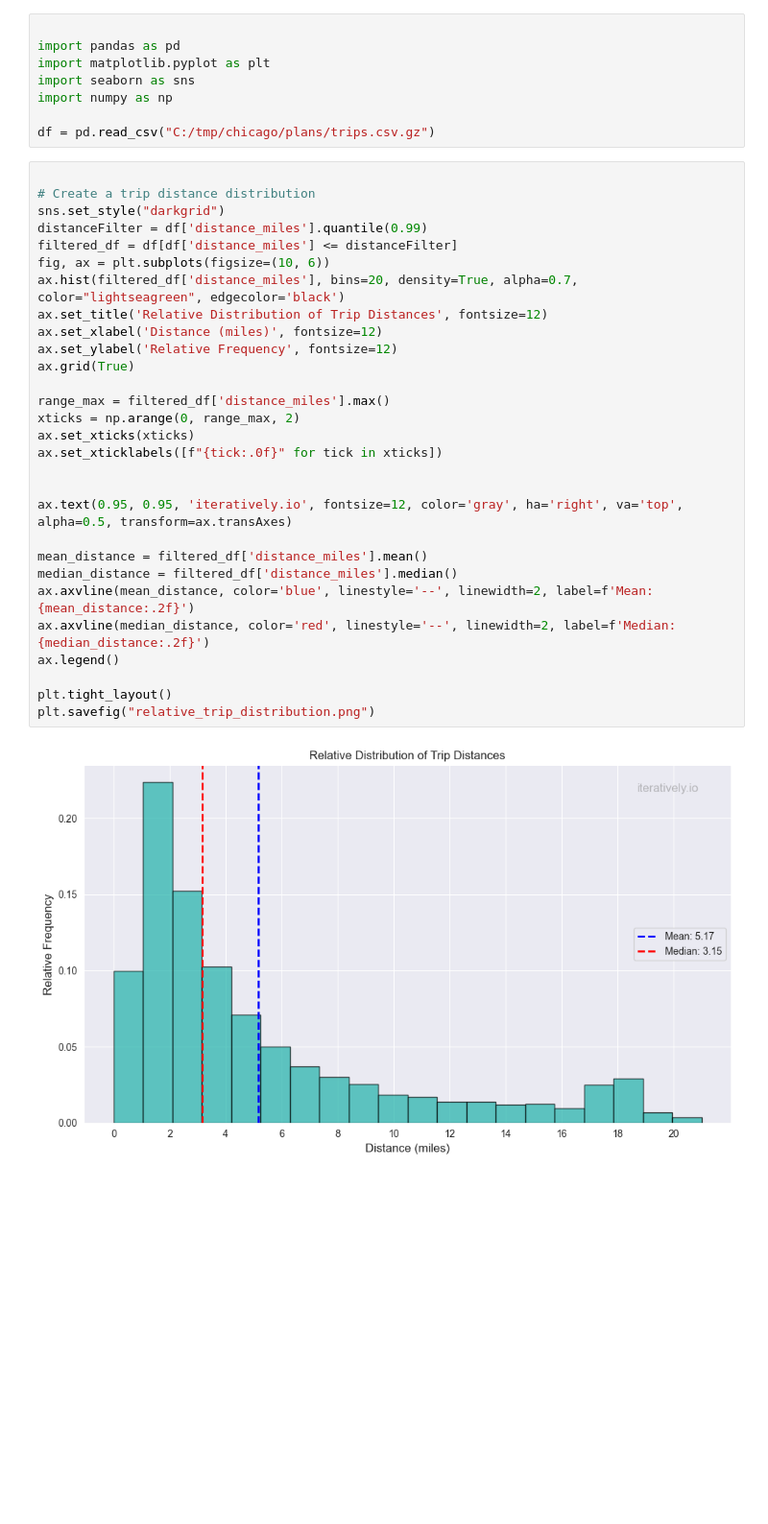
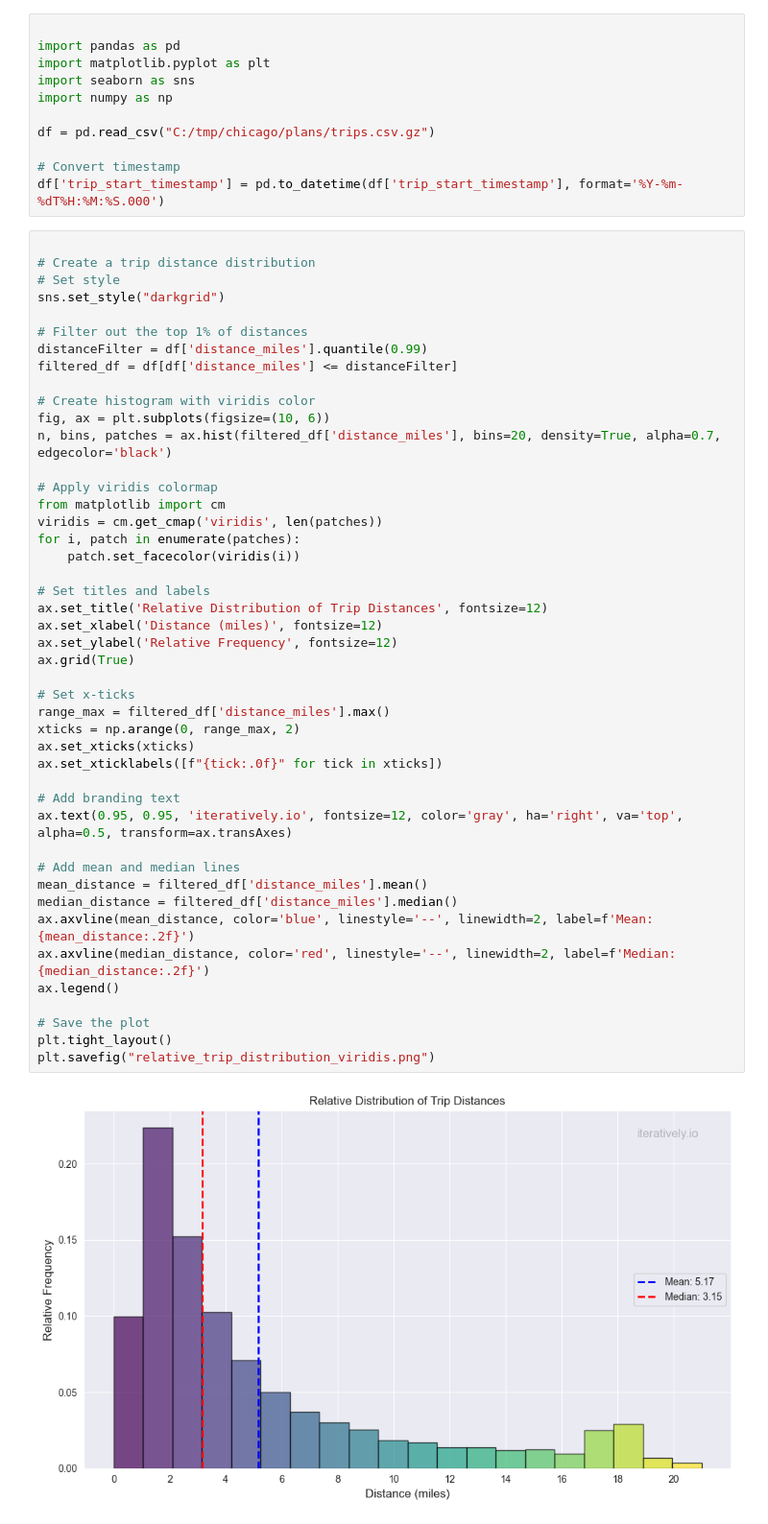
Before and after one commit to steffenaxer/iteratively-code-examples, a Jupyter notebook: src/main/python/notebooks/trips_analysis.ipynb, the cells around one changed output. Shown at 96% size. Saved outputs shown, nothing was run; the diff lists cells and outputs as text; blank space fills up the shorter version.

```diff
--- a/src/main/python/notebooks/trips_analysis.ipynb
+++ b/src/main/python/notebooks/trips_analysis.ipynb
@@ -6,34 +6,53 @@ import seaborn as sns
 import numpy as np
 
 df = pd.read_csv("C:/tmp/chicago/plans/trips.csv.gz")
+
+# Convert timestamp
+df['trip_start_timestamp'] = pd.to_datetime(df['trip_start_timestamp'], format='%Y-%m-%dT%H:%M:%S.000')
 # %%
 
 # Create a trip distance distribution
+# Set style
 sns.set_style("darkgrid")
+
+# Filter out the top 1% of distances
 distanceFilter = df['distance_miles'].quantile(0.99)
 filtered_df = df[df['distance_miles'] <= distanceFilter]
+
+# Create histogram with viridis color
 fig, ax = plt.subplots(figsize=(10, 6))
-ax.hist(filtered_df['distance_miles'], bins=20, density=True, alpha=0.7, color="lightseagreen", edgecolor='black')
+n, bins, patches = ax.hist(filtered_df['distance_miles'], bins=20, density=True, alpha=0.7, edgecolor='black')
+
+# Apply viridis colormap
+from matplotlib import cm
+viridis = cm.get_cmap('viridis', len(patches))
+for i, patch in enumerate(patches):
+    patch.set_facecolor(viridis(i))
+
+# Set titles and labels
 ax.set_title('Relative Distribution of Trip Distances', fontsize=12)
 ax.set_xlabel('Distance (miles)', fontsize=12)
 ax.set_ylabel('Relative Frequency', fontsize=12)
 ax.grid(True)
 
+# Set x-ticks
 range_max = filtered_df['distance_miles'].max()
 xticks = np.arange(0, range_max, 2)
 ax.set_xticks(xticks)
 ax.set_xticklabels([f"{tick:.0f}" for tick in xticks])
 
-
+# Add branding text
 ax.text(0.95, 0.95, 'iteratively.io', fontsize=12, color='gray', ha='right', va='top', alpha=0.5, transform=ax.transAxes)
 
+# Add mean and median lines
 mean_distance = filtered_df['distance_miles'].mean()
 median_distance = filtered_df['distance_miles'].median()
 ax.axvline(mean_distance, color='blue', linestyle='--', linewidth=2, label=f'Mean: {mean_distance:.2f}')
 ax.axvline(median_distance, color='red', linestyle='--', linewidth=2, label=f'Median: {median_distance:.2f}')
 ax.legend()
 
+# Save the plot
 plt.tight_layout()
-plt.savefig("relative_trip_distribution.png")
+plt.savefig("relative_trip_distribution_viridis.png")
 # %% [output]
-[figure, old version]
+[figure, new version]
```
Also changed, not shown: parts of 2 cells of this notebook, 1 other file.
